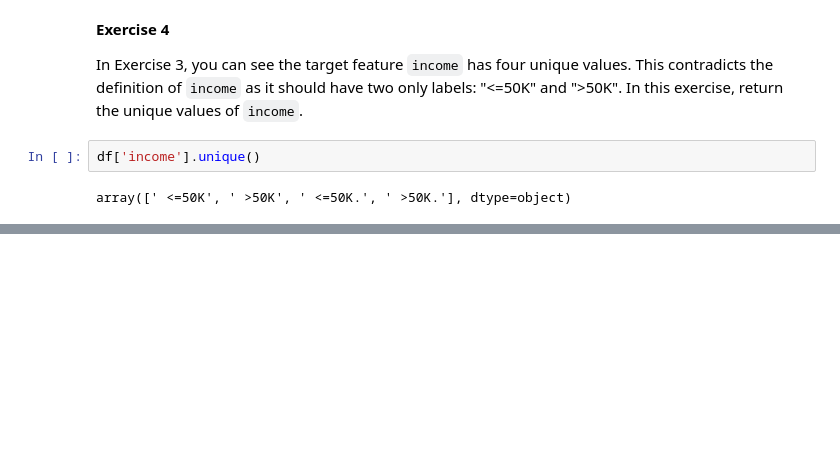
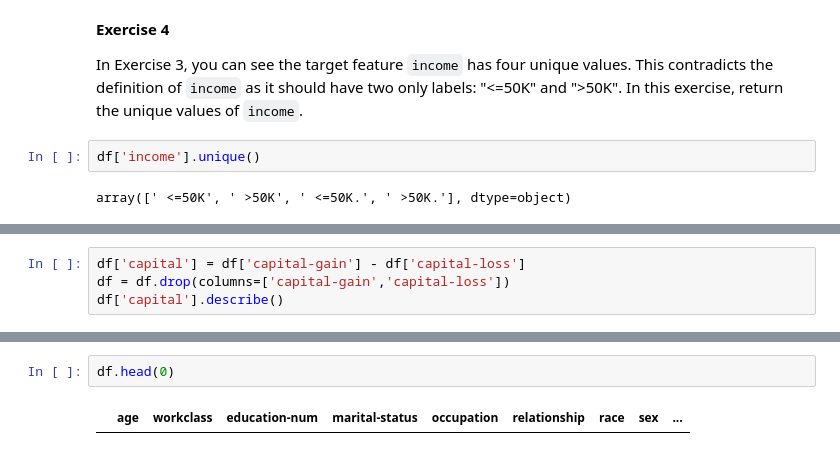
Before and after one commit to piyushthaware/Machine_Learning, a Jupyter notebook: ML_preprocessing.ipynb, the cells around one changed output, grey strips where cells are left out. Drawn from its saved outputs; the diff is of its cells as text; blank space fills up the shorter version.

```diff
--- a/ML_preprocessing.ipynb
+++ b/ML_preprocessing.ipynb
@@ -149,0 +342,4 @@ array([' <=50K', ' >50K', ' <=50K.', ' >50K.'], dtype=object)
+# %%
+df['capital'] = df['capital-gain'] - df['capital-loss']
+df = df.drop(columns=['capital-gain','capital-loss'])
+df['capital'].describe()
@@ -149,0 +356,4 @@ array([' <=50K', ' >50K', ' <=50K.', ' >50K.'], dtype=object)
+# %%
+df.head(0)
+# %% [output]
+|  | age | workclass | education-num | marital-status | occupation | relationship | race | sex | ... |
```
Also changed, not shown: parts of 30 cells of this notebook.
